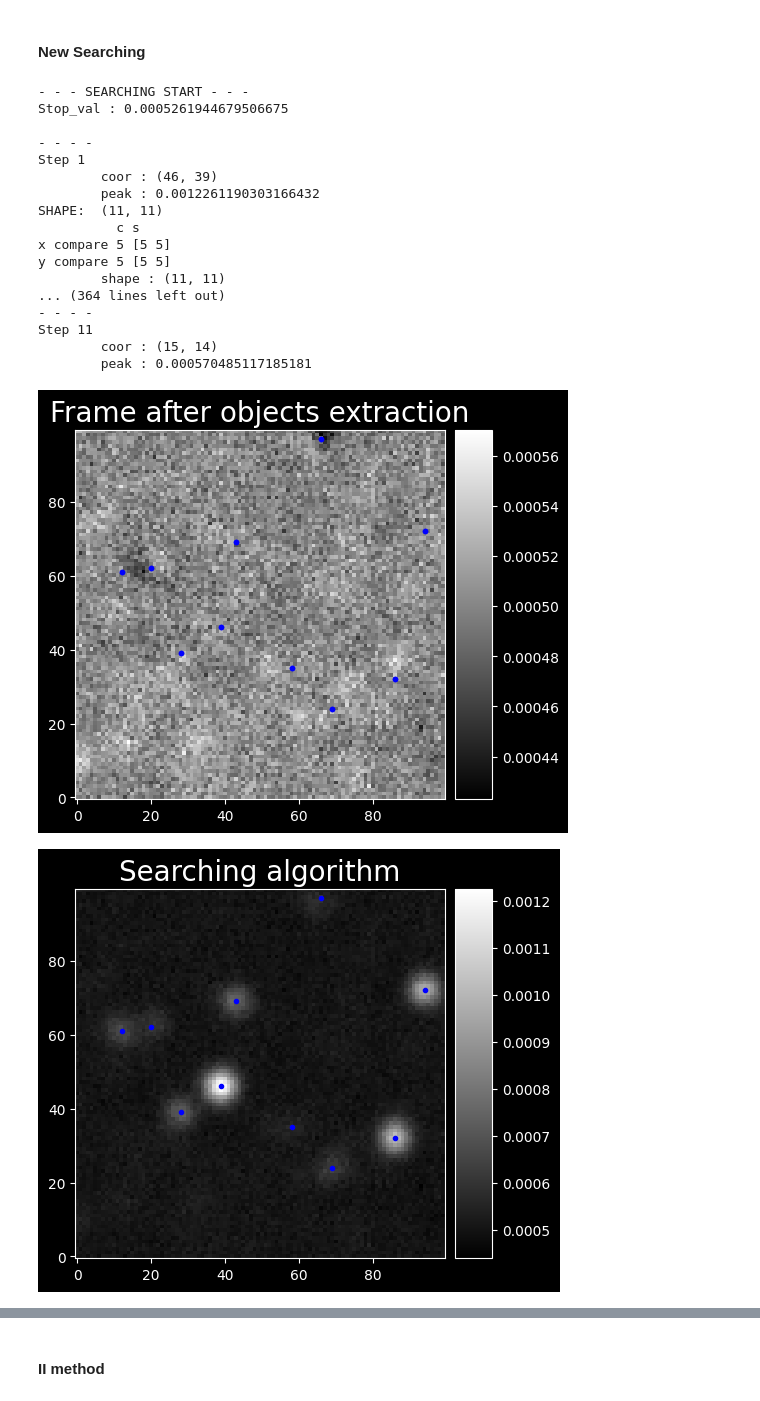
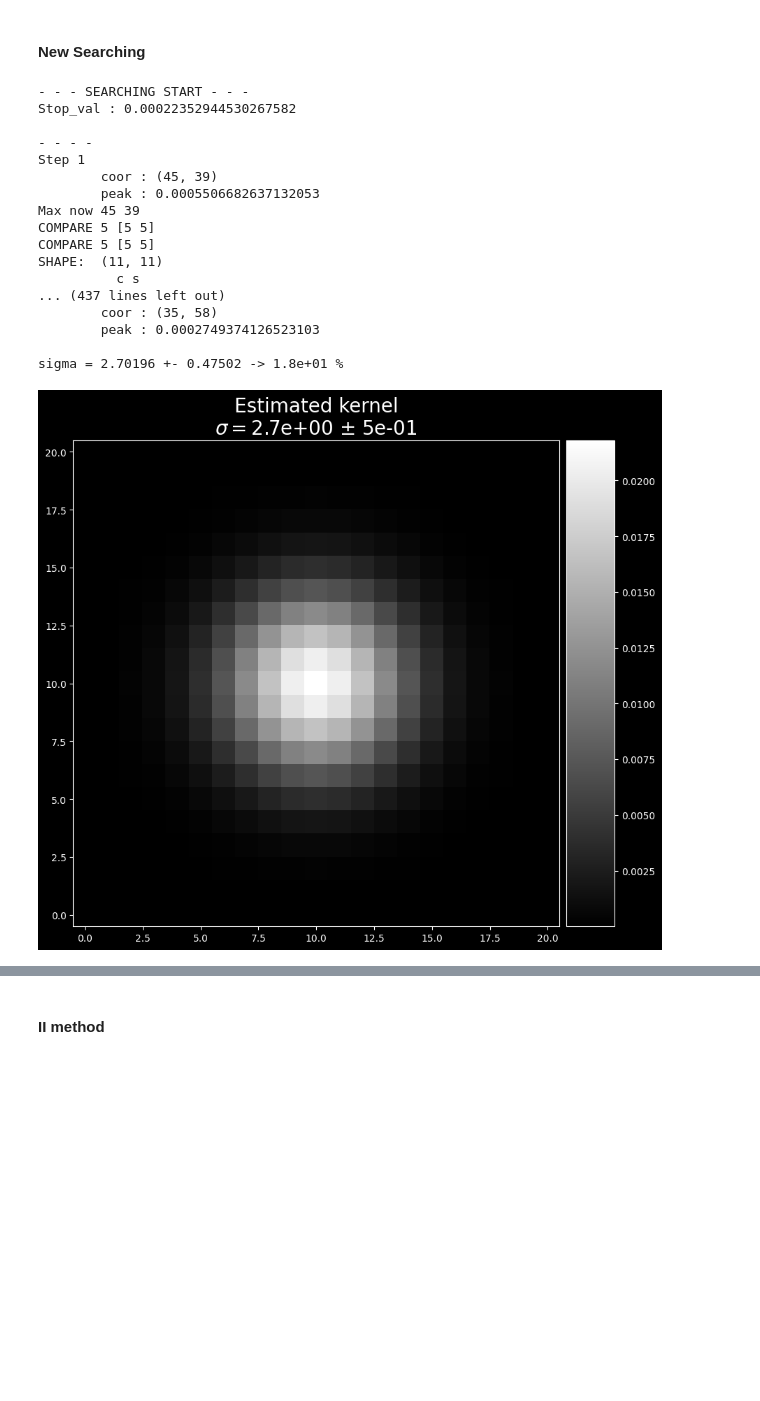
Before and after one commit to 00-berni/proj_2, a Jupyter notebook: implementation.ipynb, the cells around one changed output, grey strips where cells are left out. Drawn from its saved outputs; the diff is of its cells as text; code cells hidden in the pictures; blank space fills up the shorter version.

```diff
--- a/implementation.ipynb
+++ b/implementation.ipynb
@@ -560,28 +566,27 @@ def searching(field: NDArray, thr: float, bkg_val: float, errs: NDArray | None =
     if 0 in acc_pos.shape: return None
     return acc_obj, err_obj, acc_pos
 # %%
+obj_param = [[],[],[],[]]
+objs, errs, pos = rst.searching(sci_frame, mean_bkg+Dmean_bkg, mean_bkg, errs=sigma, max_size=max_size, num_objs=10, cntrl=20, cntrl_mode='bright',obj_params=obj_param, display_fig=False,log=True)
 
-objs, errs, pos = rst.searching(sci_frame, mean_bkg+Dmean_bkg, mean_bkg, errs=sigma, max_size=max_size, min_dist=2, num_objs=10, cntrl=20, cntrl_mode='bright', display_fig=False,log=True)
-
-ker_sigma, ker_Dsigma = rst.kernel_estimation(objs, errs, m_bkg, display_plot=False,**kwargs)
+ker_sigma, ker_Dsigma = rst.kernel_estimation(objs, errs, m_bkg,obj_param=obj_param, display_plot=False,**kwargs)
 kernel = stf.Gaussian(ker_sigma)
 # %% [output]
 - - - SEARCHING START - - -
-Stop_val : 0.0005261944679506675
+Stop_val : 0.00022352944530267582
 
 - - - -
 Step 1
-        coor : (46, 39)
-        peak : 0.0012261190303166432
+        coor : (45, 39)
+        peak : 0.0005506682637132053
+Max now 45 39
+COMPARE 5 [5 5]
+COMPARE 5 [5 5]
 SHAPE:  (11, 11)
           c s
-x compare 5 [5 5]
-y compare 5 [5 5]
-        shape : (11, 11)
-... (364 lines left out)
-- - - -
-Step 11
-        coor : (15, 14)
-        peak : 0.000570485117185181
+... (437 lines left out)
+        coor : (35, 58)
+        peak : 0.0002749374126523103
+
+sigma = 2.70196 +- 0.47502 -> 1.8e+01 %
-[figure, old version]
+[figure, new version]
-[figure, removed]
```
Also changed, not shown: parts of 20 cells of this notebook.
